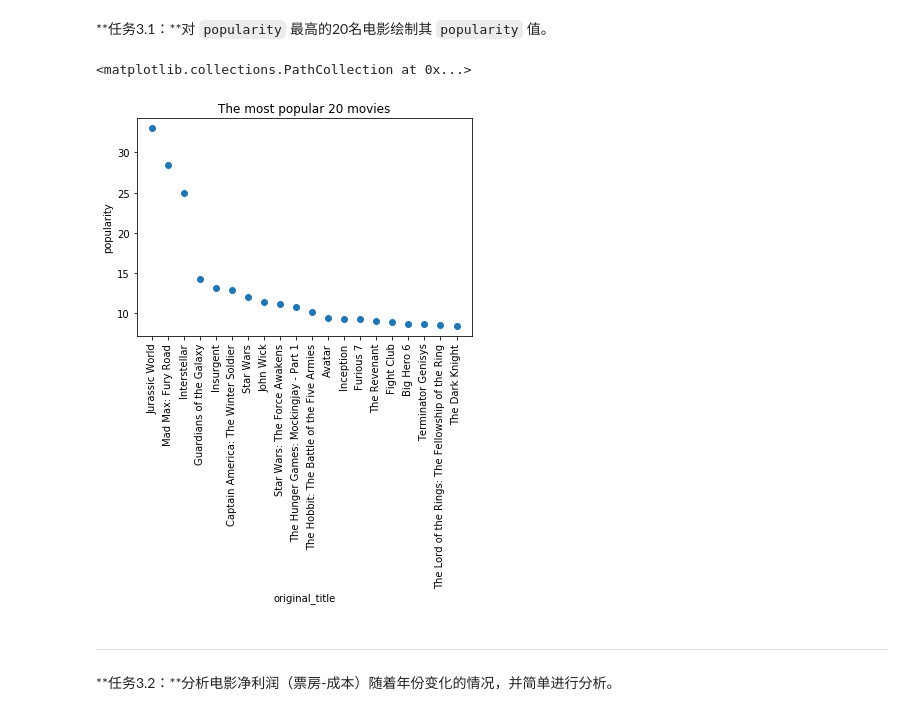
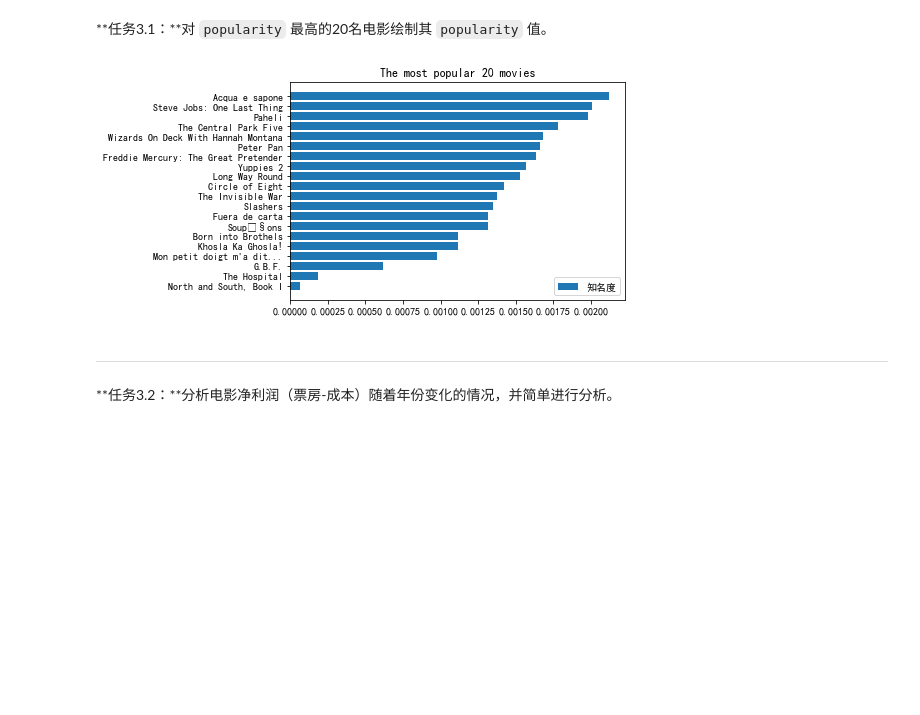
Before and after one commit to tianyuyang888/Explore_Movie_Dataset, a Jupyter notebook: Explore Movie Dataset.ipynb, the cells around one changed output. Saved outputs shown, nothing was run; the diff lists cells and outputs as text; code cells hidden in the pictures; blank space fills up the shorter version.

```diff
--- a/Explore Movie Dataset.ipynb
+++ b/Explore Movie Dataset.ipynb
@@ -41,6 +41,8 @@ import seaborn as sb
 %matplotlib inline
 
 movie_data = pd.read_csv('tmdb-movies.csv')
+plt.rcParams['font.sans-serif']=['SimHei'] #用来正常显示中文标签
+plt.rcParams['axes.unicode_minus']=False #用来正常显示负号
 # %% [markdown]
 ---
 
@@ -82,7 +84,3 @@ movie_data has shape: (10866, 21)
 在真实的工作场景中，数据处理往往是最为费时费力的环节。但是幸运的是，我们提供给大家的 tmdb 数据集非常的「干净」，不需要大家做特别多的数据清洗以及处理工作。在这一步中，你的核心的工作主要是对数据表中的空值进行处理。你可以使用 `.fillna()` 来填补空值，当然也可以使用 `.dropna()` 来丢弃数据表中包含空值的某些行或者列。
 
 任务：使用适当的方法来清理空值，并将得到的数据保存。
-# %%
-movie_data.dropna(axis = 0, inplace = True)
-movie_data.dropna(axis = 1, inplace = True)
-movie_data.isnull().any()
@@ -106,0 +87,9 @@ dtype: bool
+# %%
+#判断数据集中是否有任何 NaN 值
+movie_data.isnull().sum()
+#处理这些 NaN 值,删除或替换 NaN 值
+#有NaN值的列有imdb_id,cast,homepage,,director,tagline,keywords,overview,genres,production_companies
+#homepage 缺失 7930条数据，taglne 缺失 2824条数据  一共有10866条数据
+#因为缺失的数据量比较大，所以选择用0替换NaN值
+movie_data.fillna(0, inplace = True)
+movie_data.isnull().sum()
@@ -227,17 +234,19 @@ Name: popularity, Length: 1340, dtype: float64
 # %% [markdown]
 **任务3.1：**对 `popularity` 最高的20名电影绘制其 `popularity` 值。
 # %%
-movie_popularity = movie_data.sort_values(by='popularity',ascending=False)[:20]
-base_color = sb.color_palette()[0]
+movie_popularity = movie_data.sort_values(by='popularity')[:20]
+# base_color = sb.color_palette()[0]
 # sb.countplot(data = movie_popularity, x = 'original_title', color = base_color);
-plt.xticks(rotation = 90)
-plt.ylabel('popularity')
-plt.xlabel('original_title')
+# plt.xticks(rotation = 90)
+# plt.ylabel('popularity')
+# plt.xlabel('original_title')
 plt.title('The most popular 20 movies')
-plt.scatter(data = movie_popularity, x = 'original_title', y = 'popularity')
+# plt.scatter(data = movie_popularity, x = 'original_title', y = 'popularity')
+plt.barh(movie_popularity['original_title'], movie_popularity['popularity'], label='知名度')
+plt.legend()
+plt.show()
 # %% [output]
-<matplotlib.collections.PathCollection at 0x...>
-[figure, old version]
+[figure, new version]
 # %% [markdown]
 ---
 **任务3.2：**分析电影净利润（票房-成本）随着年份变化的情况，并简单进行分析。
```
Also changed, not shown: parts of 7 cells of this notebook, 1 other file.
